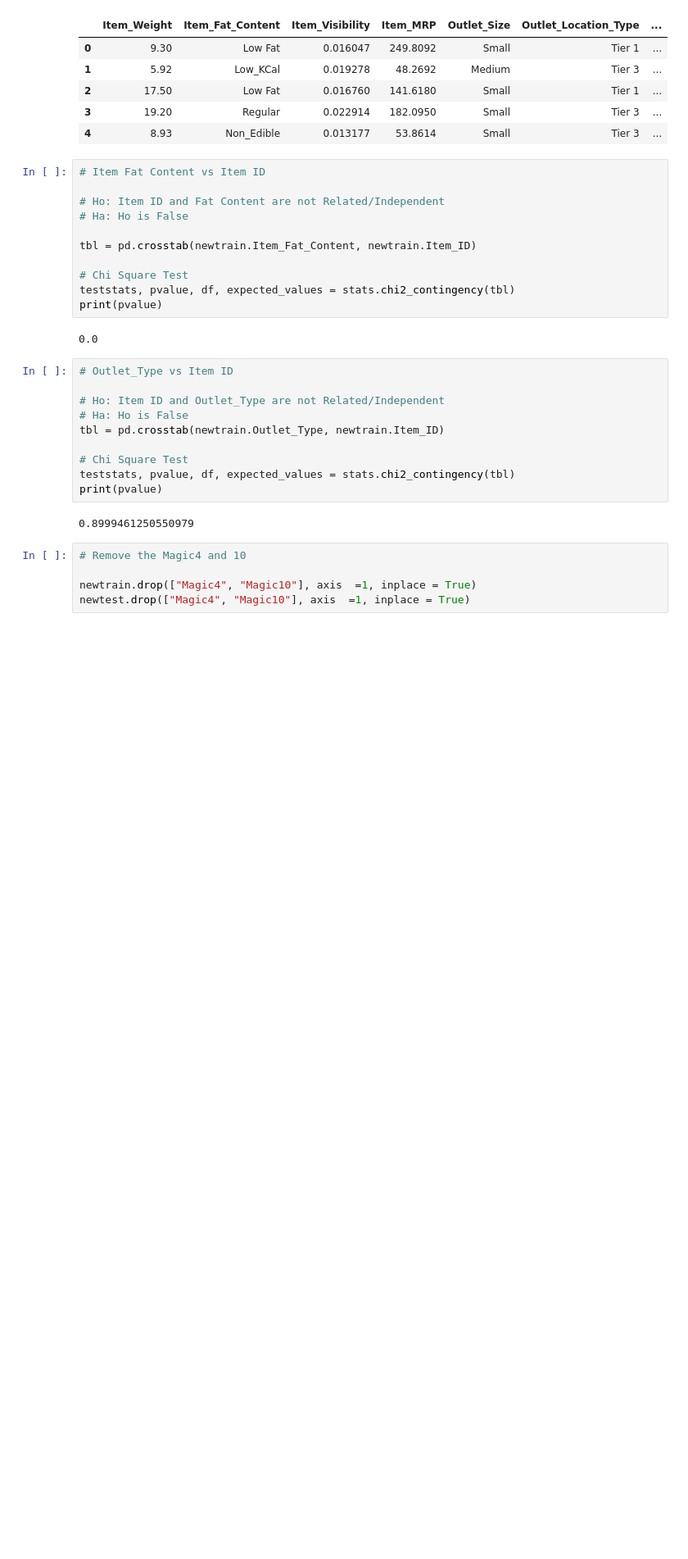
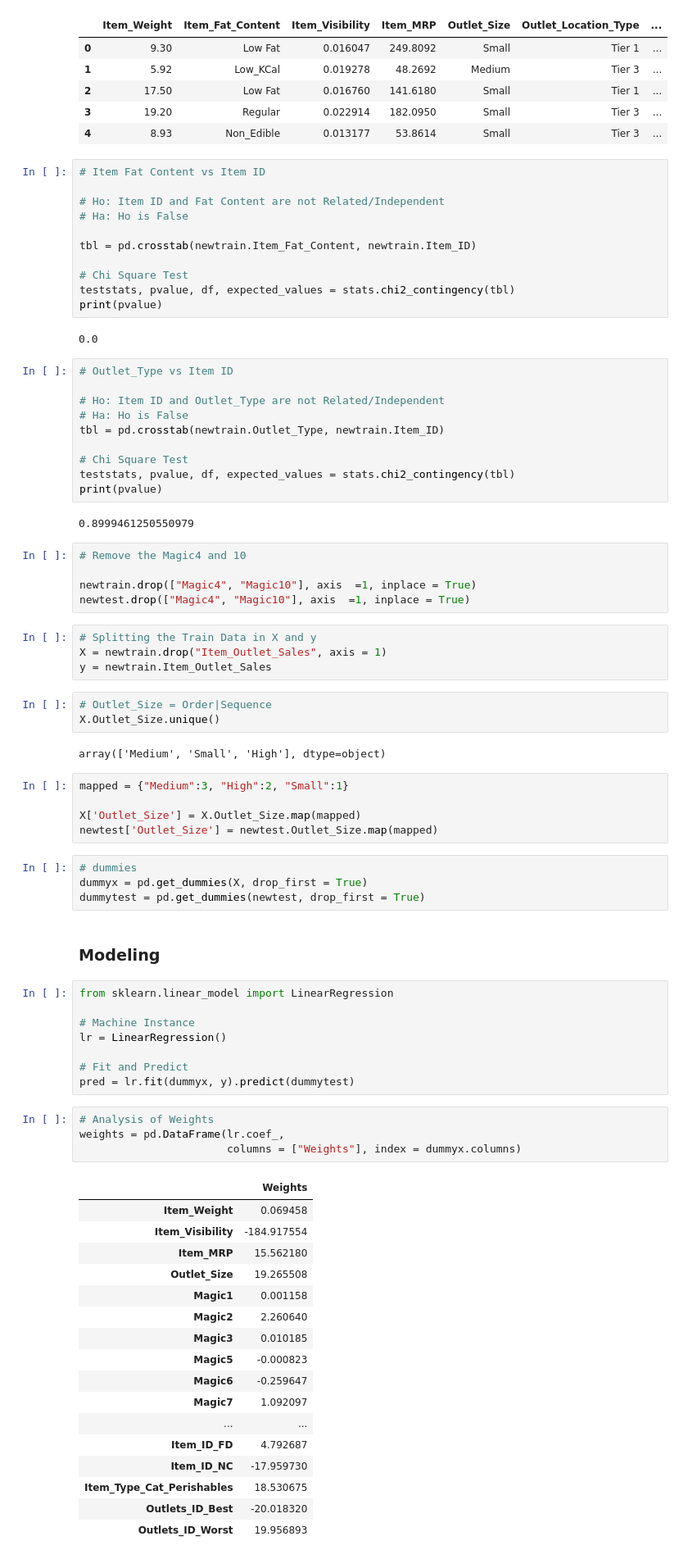
Before and after one commit to mukul-mschauhan/big-mart, a Jupyter notebook: Bigmart_Sales_Statistics_Version.ipynb, the cells around one changed output. Shown at 82% size. Cells and saved outputs as stored; diff of their text form; blank space fills up the shorter version.

```diff
--- a/Bigmart_Sales_Statistics_Version.ipynb
+++ b/Bigmart_Sales_Statistics_Version.ipynb
@@ -915,3 +915,53 @@ print(pvalue)
 
 newtrain.drop(["Magic4", "Magic10"], axis  =1, inplace = True)
 newtest.drop(["Magic4", "Magic10"], axis  =1, inplace = True)
+# %%
+# Splitting the Train Data in X and y
+X = newtrain.drop("Item_Outlet_Sales", axis = 1)
+y = newtrain.Item_Outlet_Sales
+# %%
+# Outlet_Size = Order|Sequence
+X.Outlet_Size.unique()
+# %% [output]
+array(['Medium', 'Small', 'High'], dtype=object)
+# %%
+mapped = {"Medium":3, "High":2, "Small":1}
+
+X['Outlet_Size'] = X.Outlet_Size.map(mapped)
+newtest['Outlet_Size'] = newtest.Outlet_Size.map(mapped)
+# %%
+# dummies
+dummyx = pd.get_dummies(X, drop_first = True)
+dummytest = pd.get_dummies(newtest, drop_first = True)
+# %% [markdown]
+### Modeling
+# %%
+from sklearn.linear_model import LinearRegression
+
+# Machine Instance
+lr = LinearRegression()
+
+# Fit and Predict
+pred = lr.fit(dummyx, y).predict(dummytest)
+# %%
+# Analysis of Weights
+weights = pd.DataFrame(lr.coef_,
+                       columns = ["Weights"], index = dummyx.columns)
+# %% [output]
+|  | Weights |
+| Item_Weight | 0.069458 |
+| Item_Visibility | -184.917554 |
+| Item_MRP | 15.562180 |
+| Outlet_Size | 19.265508 |
+| Magic1 | 0.001158 |
+| Magic2 | 2.260640 |
+| Magic3 | 0.010185 |
+| Magic5 | -0.000823 |
+| Magic6 | -0.259647 |
+| Magic7 | 1.092097 |
+| ... | ... |
+| Item_ID_FD | 4.792687 |
+| Item_ID_NC | -17.959730 |
+| Item_Type_Cat_Perishables | 18.530675 |
+| Outlets_ID_Best | -20.018320 |
+| Outlets_ID_Worst | 19.956893 |
```
Also changed, not shown: parts of 4 cells of this notebook.
